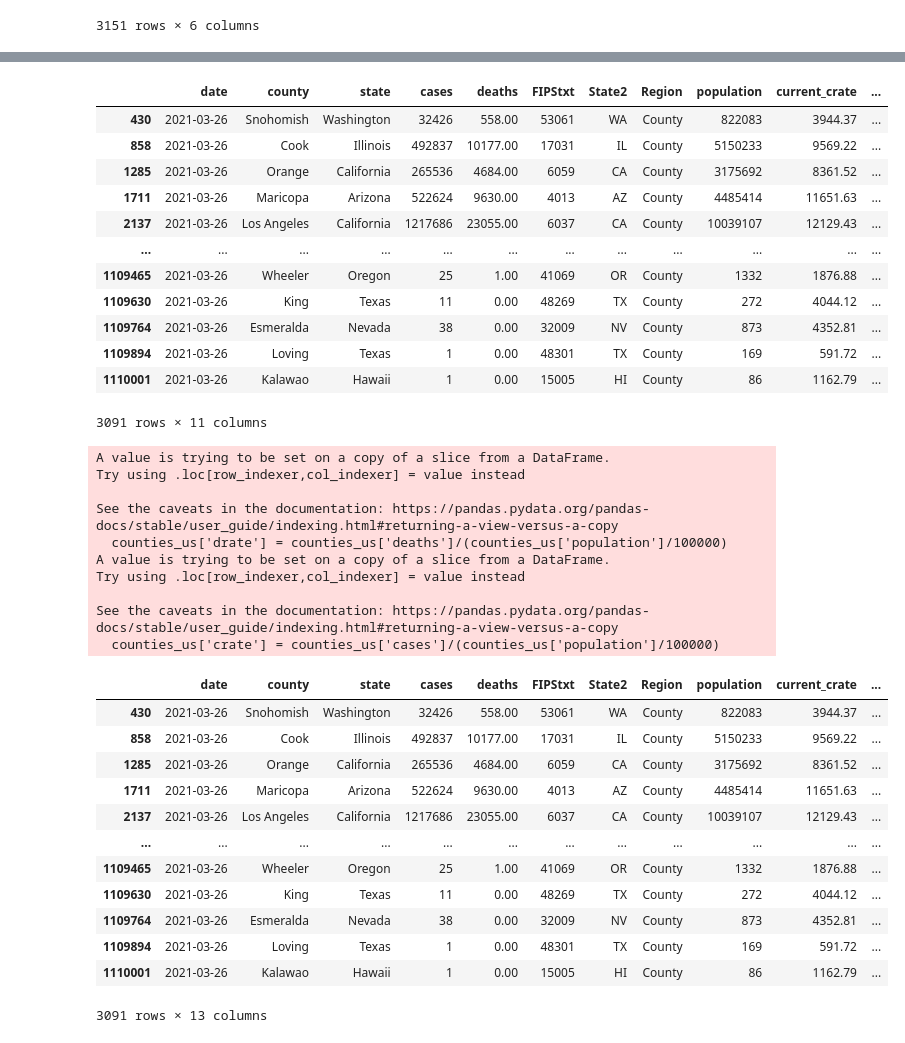
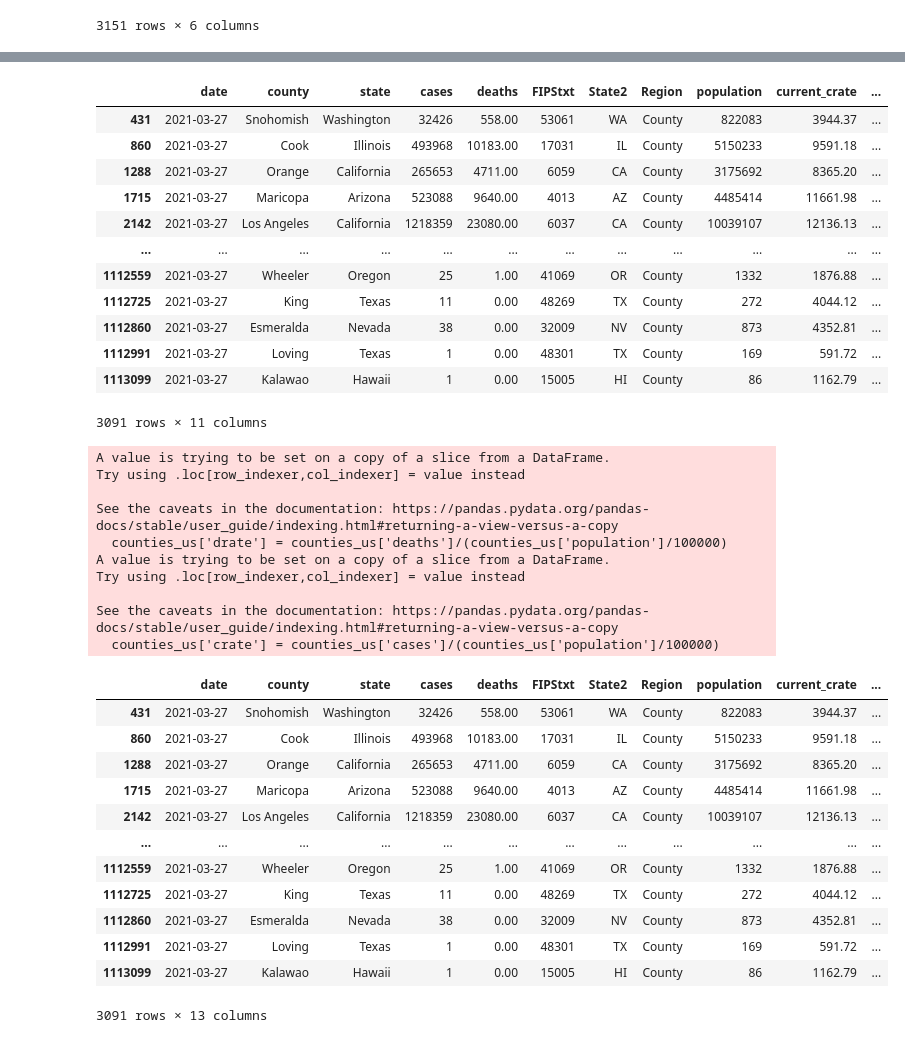
Before and after one commit to menlodoug/covid_crunching, a Jupyter notebook: pandas/COVID_USA.ipynb, the cells around one changed output, grey strips where cells are left out. Drawn from its saved outputs; the diff is of its cells as text; code cells hidden in the pictures.

```diff
--- a/pandas/COVID_USA.ipynb
+++ b/pandas/COVID_USA.ipynb
@@ -94,21 +94,21 @@ counties
 # %%
 # Isolate data from most current day.
 
-counties_us = counties[(counties['date'] == '2021-03-26') & (counties['Region'] == 'County')]
+counties_us = counties[(counties['date'] == '2021-03-27') & (counties['Region'] == 'County')]
 counties_us
 # %% [output]
 |  | date | county | state | cases | deaths | FIPStxt | State2 | Region | population | current_crate | ... |
-| 430 | 2021-03-26 | Snohomish | Washington | 32426 | 558.00 | 53061 | WA | County | 822083 | 3944.37 | ... |
-| 858 | 2021-03-26 | Cook | Illinois | 492837 | 10177.00 | 17031 | IL | County | 5150233 | 9569.22 | ... |
-| 1285 | 2021-03-26 | Orange | California | 265536 | 4684.00 | 6059 | CA | County | 3175692 | 8361.52 | ... |
-| 1711 | 2021-03-26 | Maricopa | Arizona | 522624 | 9630.00 | 4013 | AZ | County | 4485414 | 11651.63 | ... |
-| 2137 | 2021-03-26 | Los Angeles | California | 1217686 | 23055.00 | 6037 | CA | County | 10039107 | 12129.43 | ... |
+| 431 | 2021-03-27 | Snohomish | Washington | 32426 | 558.00 | 53061 | WA | County | 822083 | 3944.37 | ... |
+| 860 | 2021-03-27 | Cook | Illinois | 493968 | 10183.00 | 17031 | IL | County | 5150233 | 9591.18 | ... |
+| 1288 | 2021-03-27 | Orange | California | 265653 | 4711.00 | 6059 | CA | County | 3175692 | 8365.20 | ... |
+| 1715 | 2021-03-27 | Maricopa | Arizona | 523088 | 9640.00 | 4013 | AZ | County | 4485414 | 11661.98 | ... |
+| 2142 | 2021-03-27 | Los Angeles | California | 1218359 | 23080.00 | 6037 | CA | County | 10039107 | 12136.13 | ... |
 | ... | ... | ... | ... | ... | ... | ... | ... | ... | ... | ... | ... |
-| 1109465 | 2021-03-26 | Wheeler | Oregon | 25 | 1.00 | 41069 | OR | County | 1332 | 1876.88 | ... |
-| 1109630 | 2021-03-26 | King | Texas | 11 | 0.00 | 48269 | TX | County | 272 | 4044.12 | ... |
-| 1109764 | 2021-03-26 | Esmeralda | Nevada | 38 | 0.00 | 32009 | NV | County | 873 | 4352.81 | ... |
-| 1109894 | 2021-03-26 | Loving | Texas | 1 | 0.00 | 48301 | TX | County | 169 | 591.72 | ... |
-| 1110001 | 2021-03-26 | Kalawao | Hawaii | 1 | 0.00 | 15005 | HI | County | 86 | 1162.79 | ... |
+| 1112559 | 2021-03-27 | Wheeler | Oregon | 25 | 1.00 | 41069 | OR | County | 1332 | 1876.88 | ... |
+| 1112725 | 2021-03-27 | King | Texas | 11 | 0.00 | 48269 | TX | County | 272 | 4044.12 | ... |
+| 1112860 | 2021-03-27 | Esmeralda | Nevada | 38 | 0.00 | 32009 | NV | County | 873 | 4352.81 | ... |
+| 1112991 | 2021-03-27 | Loving | Texas | 1 | 0.00 | 48301 | TX | County | 169 | 591.72 | ... |
+| 1113099 | 2021-03-27 | Kalawao | Hawaii | 1 | 0.00 | 15005 | HI | County | 86 | 1162.79 | ... |
 3091 rows × 11 columns
 # %%
 # Create up to date rates so rankings can be performed using the latest data.
@@ -129,17 +129,17 @@ Try using .loc[row_indexer,col_indexer] = value instead
 See the caveats in the documentation: https://pandas.pydata.org/pandas-docs/stable/user_guide/indexing.html#returning-a-view-versus-a-copy
   counties_us['crate'] = counties_us['cases']/(counties_us['population']/100000)
 |  | date | county | state | cases | deaths | FIPStxt | State2 | Region | population | current_crate | ... |
-| 430 | 2021-03-26 | Snohomish | Washington | 32426 | 558.00 | 53061 | WA | County | 822083 | 3944.37 | ... |
-| 858 | 2021-03-26 | Cook | Illinois | 492837 | 10177.00 | 17031 | IL | County | 5150233 | 9569.22 | ... |
-| 1285 | 2021-03-26 | Orange | California | 265536 | 4684.00 | 6059 | CA | County | 3175692 | 8361.52 | ... |
-| 1711 | 2021-03-26 | Maricopa | Arizona | 522624 | 9630.00 | 4013 | AZ | County | 4485414 | 11651.63 | ... |
-| 2137 | 2021-03-26 | Los Angeles | California | 1217686 | 23055.00 | 6037 | CA | County | 10039107 | 12129.43 | ... |
+| 431 | 2021-03-27 | Snohomish | Washington | 32426 | 558.00 | 53061 | WA | County | 822083 | 3944.37 | ... |
+| 860 | 2021-03-27 | Cook | Illinois | 493968 | 10183.00 | 17031 | IL | County | 5150233 | 9591.18 | ... |
+| 1288 | 2021-03-27 | Orange | California | 265653 | 4711.00 | 6059 | CA | County | 3175692 | 8365.20 | ... |
+| 1715 | 2021-03-27 | Maricopa | Arizona | 523088 | 9640.00 | 4013 | AZ | County | 4485414 | 11661.98 | ... |
+| 2142 | 2021-03-27 | Los Angeles | California | 1218359 | 23080.00 | 6037 | CA | County | 10039107 | 12136.13 | ... |
 | ... | ... | ... | ... | ... | ... | ... | ... | ... | ... | ... | ... |
-| 1109465 | 2021-03-26 | Wheeler | Oregon | 25 | 1.00 | 41069 | OR | County | 1332 | 1876.88 | ... |
-| 1109630 | 2021-03-26 | King | Texas | 11 | 0.00 | 48269 | TX | County | 272 | 4044.12 | ... |
-| 1109764 | 2021-03-26 | Esmeralda | Nevada | 38 | 0.00 | 32009 | NV | County | 873 | 4352.81 | ... |
-| 1109894 | 2021-03-26 | Loving | Texas | 1 | 0.00 | 48301 | TX | County | 169 | 591.72 | ... |
-| 1110001 | 2021-03-26 | Kalawao | Hawaii | 1 | 0.00 | 15005 | HI | County | 86 | 1162.79 | ... |
+| 1112559 | 2021-03-27 | Wheeler | Oregon | 25 | 1.00 | 41069 | OR | County | 1332 | 1876.88 | ... |
+| 1112725 | 2021-03-27 | King | Texas | 11 | 0.00 | 48269 | TX | County | 272 | 4044.12 | ... |
+| 1112860 | 2021-03-27 | Esmeralda | Nevada | 38 | 0.00 | 32009 | NV | County | 873 | 4352.81 | ... |
+| 1112991 | 2021-03-27 | Loving | Texas | 1 | 0.00 | 48301 | TX | County | 169 | 591.72 | ... |
+| 1113099 | 2021-03-27 | Kalawao | Hawaii | 1 | 0.00 | 15005 | HI | County | 86 | 1162.79 | ... |
 3091 rows × 13 columns
 # %%
 # Create ranking of infection rates by county for each state
```
Also changed, not shown: parts of 13 cells of this notebook, 25 other files.
